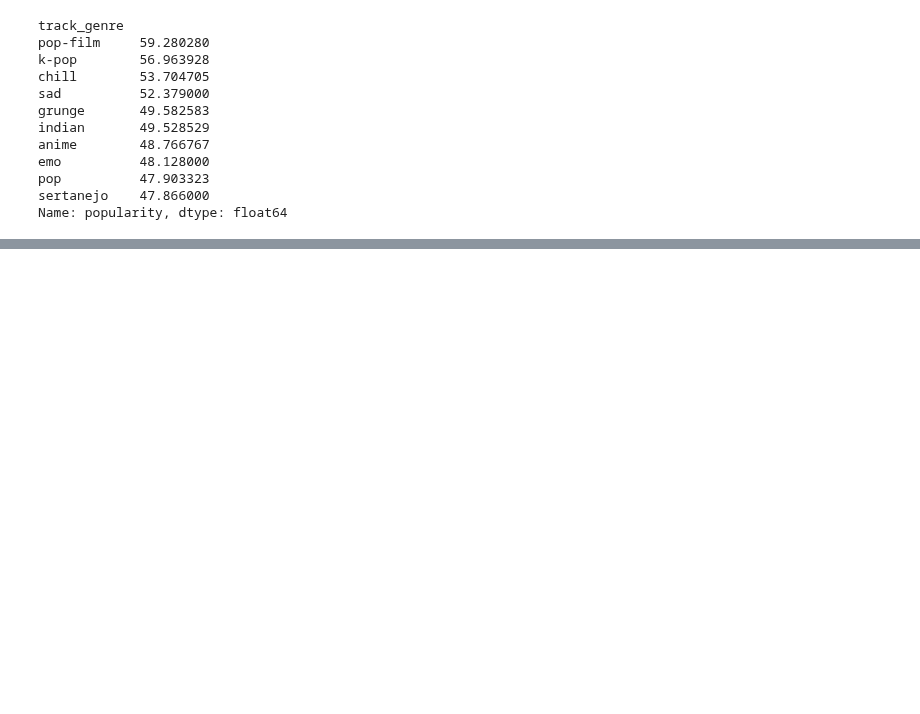
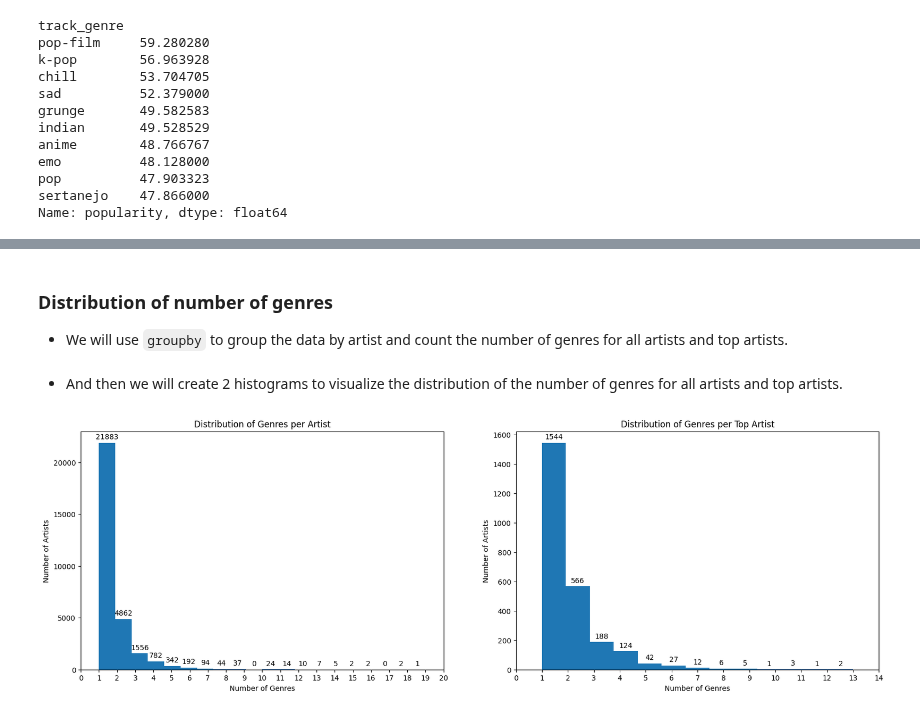
Before and after one commit to duongtruongbinh/Prog4DS_FinalProject, a Jupyter notebook: Question02.ipynb, the cells around one changed output, grey strips where cells are left out. Cells and saved outputs as stored; diff of their text form; code cells hidden in the pictures; blank space fills up the shorter version.

```diff
--- a/Question02.ipynb
+++ b/Question02.ipynb
@@ -189,0 +242,41 @@ plt.show()
+# %% [markdown]
+### **Distribution of number of genres**
+
+- We will use `groupby` to group the data by artist and count the number of genres for all artists and top artists.
+# %%
+
+copy_df = df.copy()
+copy_df['artists'] = copy_df['artists'].str.split(';')
+copy_df = copy_df.explode('artists')
+
+artist_genre_count = copy_df.groupby('artists')['track_genre'].nunique().sort_values(ascending=False)
+
+top_artists = copy_df.groupby('artists')['popularity'].mean()
+top_artists = top_artists[top_artists >= 60].sort_values(ascending=False)
+top_artists = top_artists.index.tolist()
+
+copy_df = copy_df[copy_df['artists'].isin(top_artists)]
+
+top_artist_genre_count = copy_df.groupby('artists')['track_genre'].nunique().sort_values(ascending=False)
+# %% [markdown]
+- And then we will create 2 histograms to visualize the distribution of the number of genres for all artists and top artists.
+# %%
+# Plot distribution of genres per artist and top artists
+fig, axes = plt.subplots(1, 2, figsize=(20, 6))
+axes[0].hist(artist_genre_count, bins=20)
+axes[0].set_title('Distribution of Genres per Artist')
+axes[0].set_xlabel('Number of Genres')
+axes[0].set_ylabel('Number of Artists')
+axes[0].bar_label(axes[0].containers[0], padding=3)
+axes[0].set_xticks(np.arange(0, 21, 1))
+
+axes[1].hist(top_artist_genre_count, bins=13)
+axes[1].set_title('Distribution of Genres per Top Artist')
+axes[1].set_xlabel('Number of Genres')
+axes[1].set_ylabel('Number of Artists')
+axes[1].bar_label(axes[1].containers[0], padding=3)
+axes[1].set_xticks(np.arange(0, 15, 1))
+
+plt.show()
+# %% [output]
+[figure, added]
```
Also changed, not shown: parts of 33 cells of this notebook.
